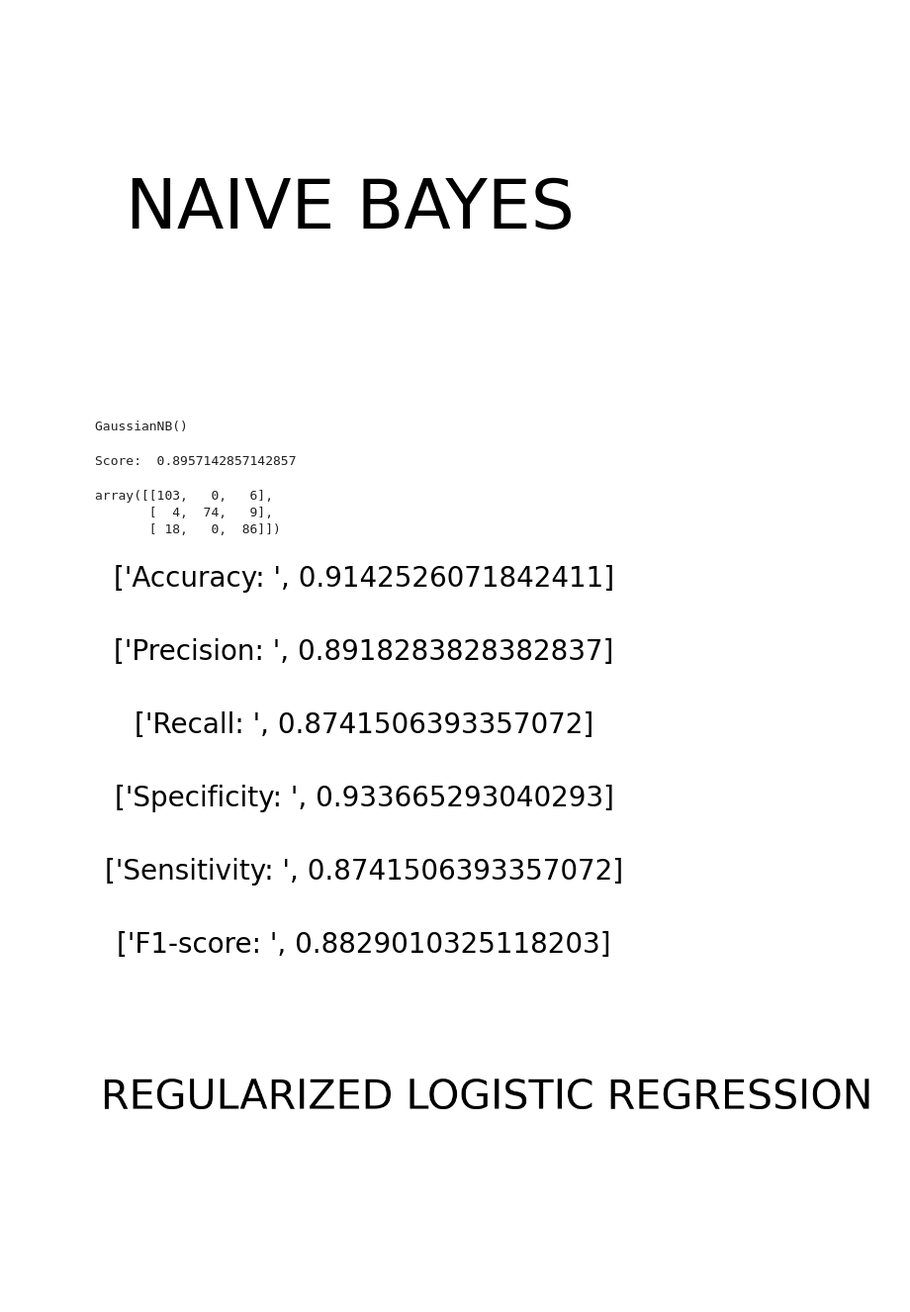
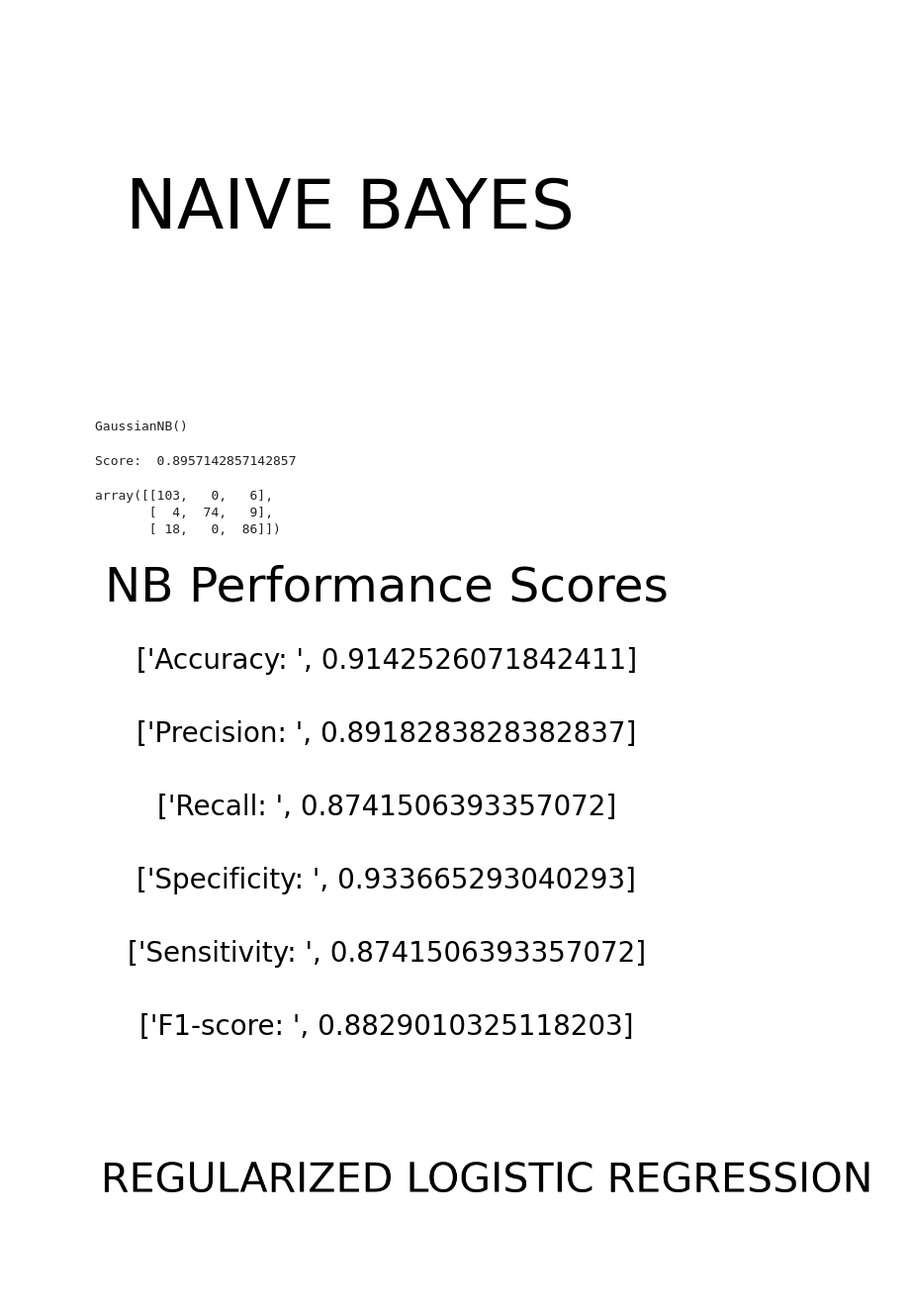
Before and after one commit to MG-Rusiana/Final_Project_Machine_Learning, a Jupyter notebook: final-project-machine-learning.ipynb, the cells around one changed output. Shown at 99% size. Drawn from its saved outputs; the diff is of its cells as text; code cells hidden in the pictures; blank space fills up the shorter version.

```diff
--- a/final-project-machine-learning.ipynb
+++ b/final-project-machine-learning.ipynb
@@ -192,9 +193,11 @@ from sklearn.naive_bayes import GaussianNB
 # %%
 #Create a model for naive bayes
 nb =  GaussianNB()
-nb.fit(X_train,y_train.values.ravel())
-# %% [output]
-GaussianNB()
+# %%
+#Train the model using the Training Data
+nb.fit(X_train,y_train.values.ravel())
+# %% [output]
+GaussianNB()
 # %%
 #Predict
 nb_score = nb.score(X_train, y_train)
@@ -203,12 +206,13 @@ nb_predict_y =nb.predict(X_test)
 print("Score: ",nb_score)
 # %% [output]
 Score:  0.8957142857142857
-# %%
-confusion_matrix(y_test,nb_predict_y)
-# %% [output]
-array([[103,   0,   6],
-       [  4,  74,   9],
-       [ 18,   0,  86]])
+# %%
+#Create the confusion matrix
+confusion_matrix(y_test,nb_predict_y)
+# %% [output]
+array([[103,   0,   6],
+       [  4,  74,   9],
+       [ 18,   0,  86]])
 # %%
 #Calculating the performance scores
 nb_tp1, nb_tp2, nb_tp3 = 103, 74, 86
@@ -229,34 +233,35 @@ nb_precision_class2 = nb_tp2 / (nb_tp2 + nb_fp2)
 nb_precision_class3 = nb_tp3 / (nb_tp3 + nb_fp3)
 nb_precision_average = (nb_precision_class1 + nb_precision_class2 + nb_precision_class3) / 3
 
 nb_recall_class1 = nb_tp1 / (nb_tp1 + nb_fn1)
 nb_recall_class2 = nb_tp2 / (nb_tp2 + nb_fn2)
 nb_recall_class3 = nb_tp3 / (nb_tp3 + nb_fn3)
 nb_recall_average = (nb_recall_class1 + nb_recall_class2 + nb_recall_class3) / 3
 
 nb_specificity_class1 = nb_tn1 / ( nb_fp1 + nb_tn1 )
 nb_specificity_class2 = nb_tn2 / ( nb_fp2 + nb_tn2 )
 nb_specificity_class3 = nb_tn3 / ( nb_fp3 + nb_tn3 )
 nb_specificity_average = (nb_specificity_class1 + nb_specificity_class2 + nb_specificity_class3) / 3
 
 nb_sensitivity_class1 = nb_tp1 / (nb_tp1 + nb_fn1)
 nb_sensitivity_class2 = nb_tp2 / (nb_tp2 + nb_fn2)
 nb_sensitivity_class3 = nb_tp3 / (nb_tp3 + nb_fn3)
 nb_sensitivity_average = (nb_sensitivity_class1 + nb_sensitivity_class2 + nb_sensitivity_class3) / 3
 
 nb_f1 = 2 * (nb_precision_average * nb_recall_average) / (nb_precision_average + nb_recall_average)
 
 plt.figure()
+plt.text(0.5, 1.2, "NB Performance Scores", fontsize=35, ha='center', va='center')
 plt.text(0.5, 1, ["Accuracy: ", nb_accuracy], fontsize=20, ha='center', va='center')
 plt.text(0.5, 0.8, ["Precision: ", nb_precision_average], fontsize=20, ha='center', va='center')
 plt.text(0.5, 0.6, ["Recall: ", nb_recall_average], fontsize=20, ha='center', va='center')
 plt.text(0.5, 0.4, ["Specificity: ", nb_specificity_average], fontsize=20, ha='center', va='center')
 plt.text(0.5, 0.2, ["Sensitivity: ", nb_sensitivity_average], fontsize=20, ha='center', va='center')
 plt.text(0.5, 0, ["F1-score: ", nb_f1], fontsize=20, ha='center', va='center')
 plt.axis('off')
 plt.show()
 # %% [output]
-[figure, old version]
+[figure, new version]
 # %%
 #==============================================================REGULARIZED LOGISTIC REGRESSION=======================================================================
 plt.figure()
```
Also changed, not shown: parts of 26 cells of this notebook.
